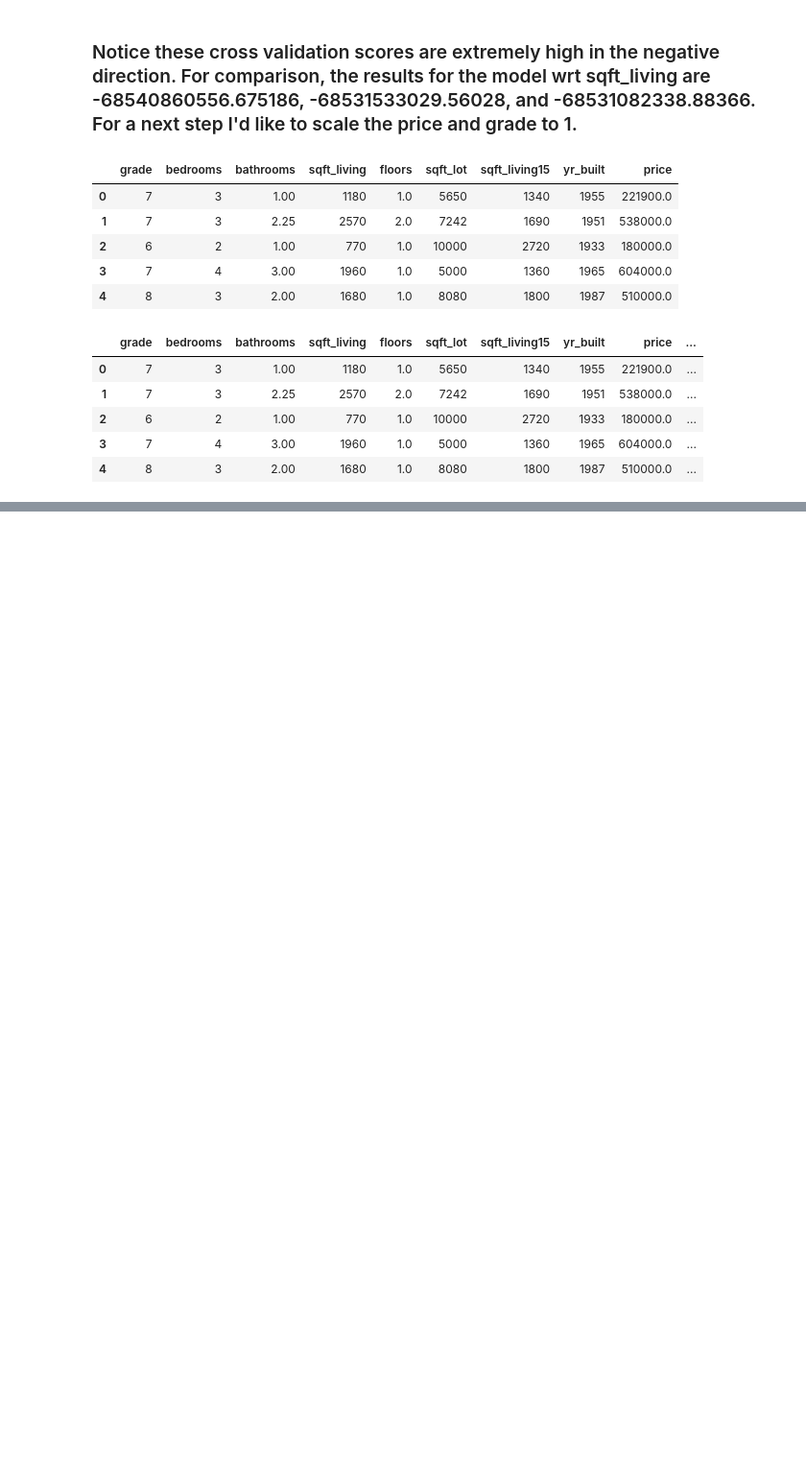
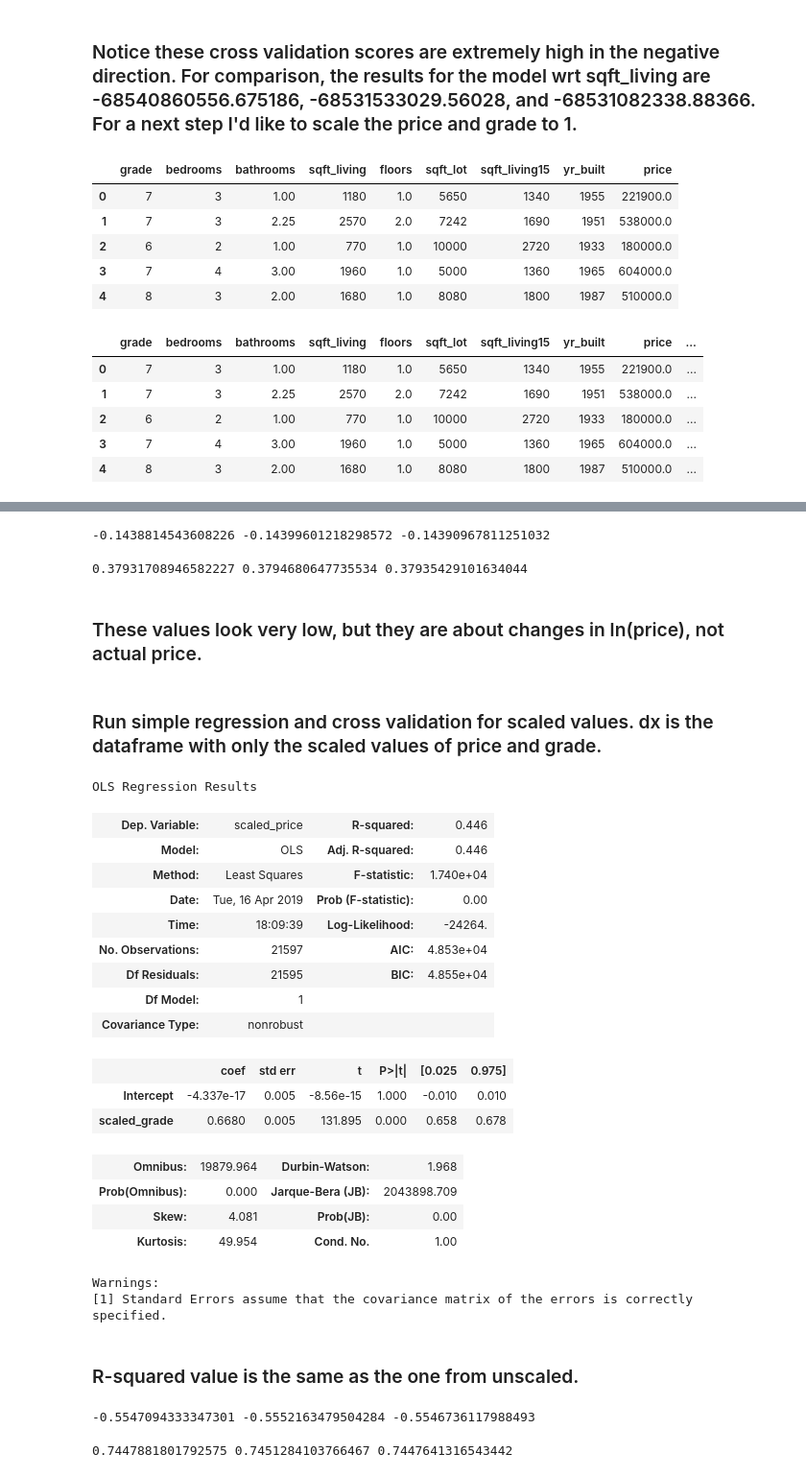
Before and after one commit to flatiron-data-science/dsc-1-final-project, a Jupyter notebook: tara_simple_reg_grade.ipynb, the cells around one changed output, grey strips where cells are left out. Shown at 96% size. Drawn from its saved outputs; the diff is of its cells as text; code cells hidden in the pictures; blank space fills up the shorter version.

```diff
--- a/tara_simple_reg_grade.ipynb
+++ b/tara_simple_reg_grade.ipynb
@@ -157,7 +170,7 @@ print(cv_5_results, cv_10_results, cv_20_results)
 # %%
 from sklearn import preprocessing
 from sklearn.preprocessing import StandardScaler
-scaler = StandardScaler
+stan_scaler = StandardScaler()
 from sklearn.preprocessing import StandardScaler
 # %%
 ds = dn.copy()
@@ -170,7 +183,7 @@ ds.head()
 | 3 | 7 | 4 | 3.00 | 1960 | 1.0 | 5000 | 1360 | 1965 | 604000.0 |
 | 4 | 8 | 3 | 2.00 | 1680 | 1.0 | 8080 | 1800 | 1987 | 510000.0 |
 # %%
-ds.loc[:, "log_grade"] = np.log(ds.loc[: , "price"]).copy()
+ds.loc[:, "log_grade"] = np.log(ds.loc[: , "grade"]).copy()
 ds.loc[:,"log_price"] = np.log(ds.loc[:,"price"]).copy()
 ds.head()
 # %% [output]
@@ -205,0 +267,14 @@ TypeError: fit() missing 1 required positional argument: 'X'
+# %%
+"""Cross-validation training with 5, 10, and 20 folds:"""
+cv_5_results = np.mean(cross_val_score(linreg, X, y, cv=5, scoring="neg_mean_squared_error"))
+cv_10_results = np.mean(cross_val_score(linreg, X, y, cv=10, scoring="neg_mean_squared_error"))
+cv_20_results = np.mean(cross_val_score(linreg, X, y, cv=20, scoring="neg_mean_squared_error"))
+print(cv_5_results, cv_10_results, cv_20_results)
+# %% [output]
+-0.1438814543608226 -0.14399601218298572 -0.14390967811251032
+# %%
+print(abs_rt(cv_5_results), abs_rt(cv_10_results), abs_rt(cv_20_results))
+# %% [output]
+0.37931708946582227 0.3794680647735534 0.37935429101634044
+# %% [markdown]
+### These values look very low, but they are about changes in ln(price), not actual price.
@@ -205,0 +285,28 @@ TypeError: fit() missing 1 required positional argument: 'X'
+# %% [markdown]
+### Run simple regression and cross validation for scaled values. dx is the dataframe with only the scaled values of price and grade.
+# %%
+f = "scaled_price~scaled_grade"
+model = ols(formula = f, data = dx).fit()
+model.summary()
+# %% [output]
+OLS Regression Results
+| Dep. Variable: | scaled_price | R-squared: | 0.446 |
+| Model: | OLS | Adj. R-squared: | 0.446 |
+| Method: | Least Squares | F-statistic: | 1.740e+04 |
+| Date: | Tue, 16 Apr 2019 | Prob (F-statistic): | 0.00 |
+| Time: | 18:09:39 | Log-Likelihood: | -24264. |
+| No. Observations: | 21597 | AIC: | 4.853e+04 |
+| Df Residuals: | 21595 | BIC: | 4.855e+04 |
+| Df Model: | 1 |  |  |
+| Covariance Type: | nonrobust |  |  |
+|  | coef | std err | t | P>|t| | [0.025 | 0.975] |
+| Intercept | -4.337e-17 | 0.005 | -8.56e-15 | 1.000 | -0.010 | 0.010 |
+| scaled_grade | 0.6680 | 0.005 | 131.895 | 0.000 | 0.658 | 0.678 |
+| Omnibus: | 19879.964 | Durbin-Watson: | 1.968 |
+| Prob(Omnibus): | 0.000 | Jarque-Bera (JB): | 2043898.709 |
+| Skew: | 4.081 | Prob(JB): | 0.00 |
+| Kurtosis: | 49.954 | Cond. No. | 1.00 |
+Warnings:
+[1] Standard Errors assume that the covariance matrix of the errors is correctly specified.
+# %% [markdown]
+### R-squared value is the same as the one from unscaled.
@@ -205,0 +316,12 @@ TypeError: fit() missing 1 required positional argument: 'X'
+# %%
+"""Cross-validation training with 5, 10, and 20 folds:"""
+cv_5_results = np.mean(cross_val_score(linreg, X, y, cv=5, scoring="neg_mean_squared_error"))
+cv_10_results = np.mean(cross_val_score(linreg, X, y, cv=10, scoring="neg_mean_squared_error"))
+cv_20_results = np.mean(cross_val_score(linreg, X, y, cv=20, scoring="neg_mean_squared_error"))
+print(cv_5_results, cv_10_results, cv_20_results)
+# %% [output]
+-0.5547094333347301 -0.5552163479504284 -0.5546736117988493
+# %%
+print(abs_rt(cv_5_results), abs_rt(cv_10_results), abs_rt(cv_20_results))
+# %% [output]
+0.7447881801792575 0.7451284103766467 0.7447641316543442
```
Also changed, not shown: parts of 21 cells of this notebook.
